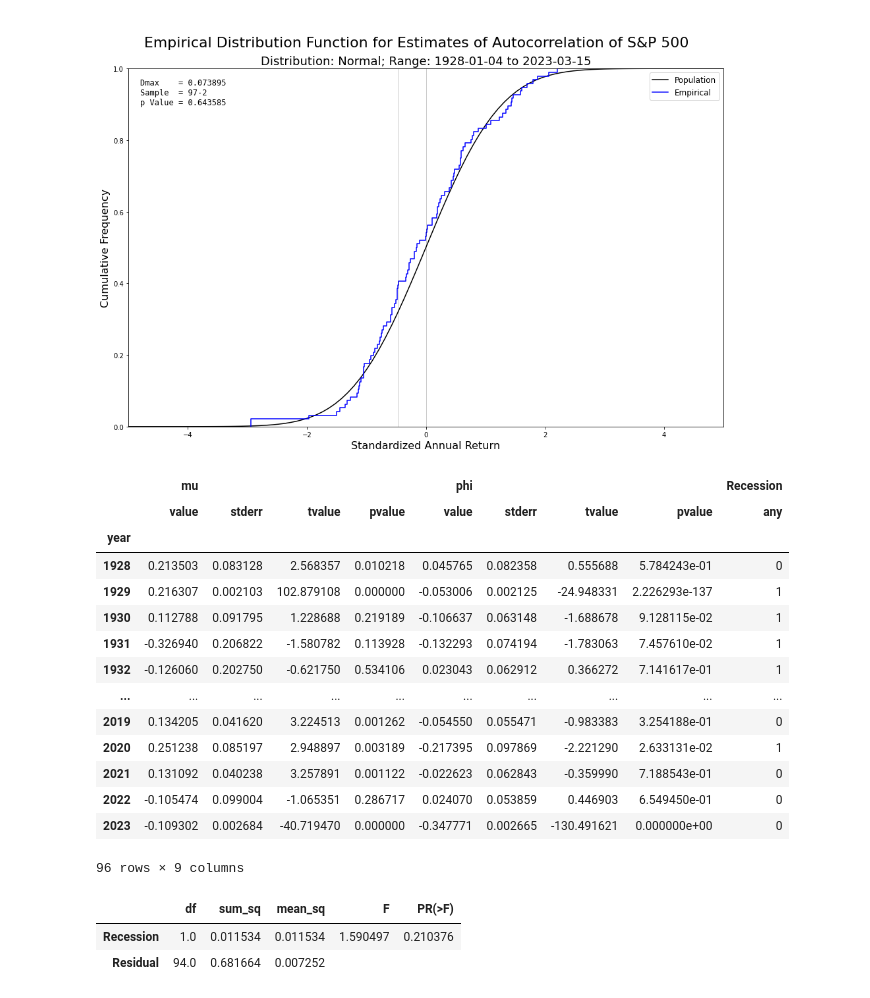
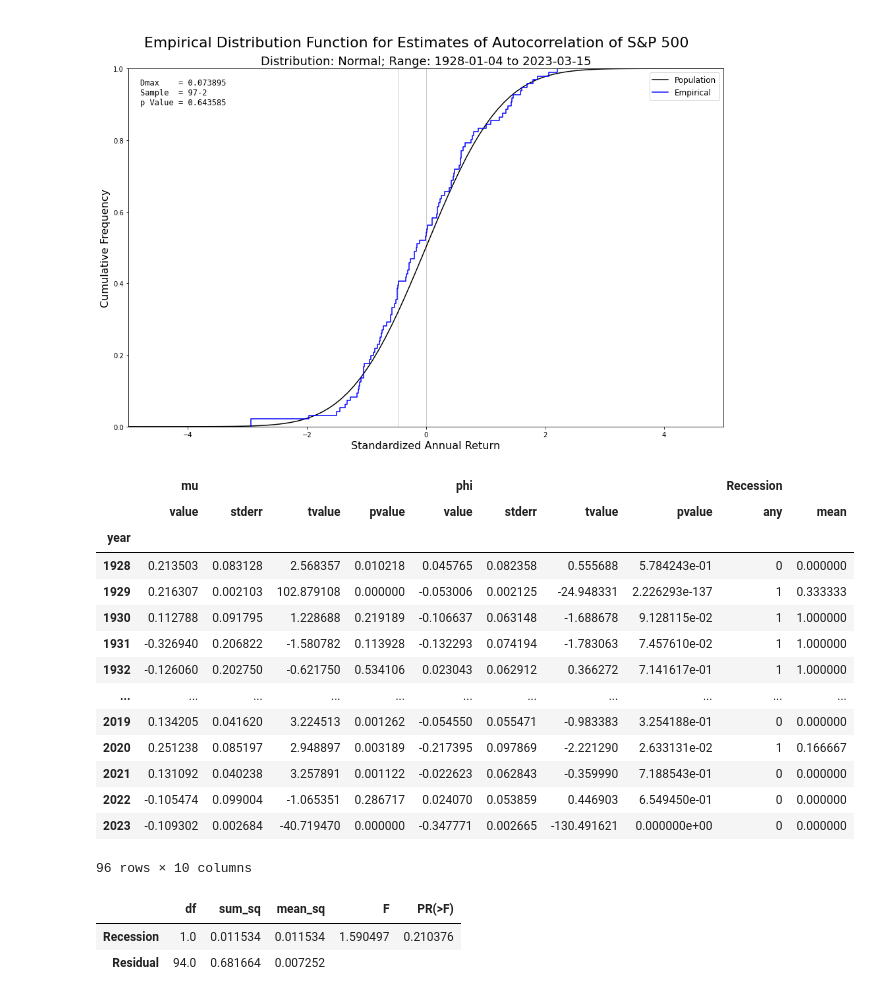
Before and after one commit to Farmhouse121/Adventures-in-Financial-Data-Science, a Jupyter notebook: Book/Section 2.3 The U.S. Stock Market Through Time/Section 2.3.3 Recessions.ipynb, the cells around one changed output. Cells and saved outputs as stored; diff of their text form; code cells hidden in the pictures.

```diff
--- a/Book/Section 2.3 The U.S. Stock Market Through Time/Section 2.3.3 Recessions.ipynb
+++ b/Book/Section 2.3 The U.S. Stock Market Through Time/Section 2.3.3 Recessions.ipynb
@@ -165,28 +165,31 @@ plot.legend(fontsize=12);
 # %%
 # get the recessions data (NBER data at Fred) and perform ANOVA test onto estimates of mu
 USREC=pd.read_table('https://fred.stlouisfed.org/data/USREC.txt',skiprows=65,sep=r'\s+',header=0).rename(columns={"VALUE":"USREC","DATE":"Date"}).set_index("Date")
 USREC.index=pd.DatetimeIndex(USREC.index).to_period('M')
 USREC['year']=USREC.index.year
 any=USREC.groupby('year').max().rename(columns={"USREC":("Recession","any")})
 any.columns=pd.MultiIndex.from_tuples(any.columns)
 results=results.merge(any,left_index=True,right_index=True)
+avg=USREC.groupby('year').mean().rename(columns={"USREC":("Recession","mean")})
+avg.columns=pd.MultiIndex.from_tuples(avg.columns)
+results=results.merge(avg,left_index=True,right_index=True)
 results[["mu","phi","Recession"]]
 # %% [output]
-|  | mu |  |  |  | phi |  |  |  | Recession |
-|  | value | stderr | tvalue | pvalue | value | stderr | tvalue | pvalue | any |
-| year |  |  |  |  |  |  |  |  |  |
-| 1928 | 0.213503 | 0.083128 | 2.568357 | 0.010218 | 0.045765 | 0.082358 | 0.555688 | 5.784243e-01 | 0 |
-| 1929 | 0.216307 | 0.002103 | 102.879108 | 0.000000 | -0.053006 | 0.002125 | -24.948331 | 2.226293e-137 | 1 |
-| 1930 | 0.112788 | 0.091795 | 1.228688 | 0.219189 | -0.106637 | 0.063148 | -1.688678 | 9.128115e-02 | 1 |
-| 1931 | -0.326940 | 0.206822 | -1.580782 | 0.113928 | -0.132293 | 0.074194 | -1.783063 | 7.457610e-02 | 1 |
-| 1932 | -0.126060 | 0.202750 | -0.621750 | 0.534106 | 0.023043 | 0.062912 | 0.366272 | 7.141617e-01 | 1 |
-| ... | ... | ... | ... | ... | ... | ... | ... | ... | ... |
-| 2019 | 0.134205 | 0.041620 | 3.224513 | 0.001262 | -0.054550 | 0.055471 | -0.983383 | 3.254188e-01 | 0 |
-| 2020 | 0.251238 | 0.085197 | 2.948897 | 0.003189 | -0.217395 | 0.097869 | -2.221290 | 2.633131e-02 | 1 |
-| 2021 | 0.131092 | 0.040238 | 3.257891 | 0.001122 | -0.022623 | 0.062843 | -0.359990 | 7.188543e-01 | 0 |
-| 2022 | -0.105474 | 0.099004 | -1.065351 | 0.286717 | 0.024070 | 0.053859 | 0.446903 | 6.549450e-01 | 0 |
-| 2023 | -0.109302 | 0.002684 | -40.719470 | 0.000000 | -0.347771 | 0.002665 | -130.491621 | 0.000000e+00 | 0 |
+|  | mu |  |  |  | phi |  |  |  | Recession |  |
+|  | value | stderr | tvalue | pvalue | value | stderr | tvalue | pvalue | any | mean |
+| year |  |  |  |  |  |  |  |  |  |  |
+| 1928 | 0.213503 | 0.083128 | 2.568357 | 0.010218 | 0.045765 | 0.082358 | 0.555688 | 5.784243e-01 | 0 | 0.000000 |
+| 1929 | 0.216307 | 0.002103 | 102.879108 | 0.000000 | -0.053006 | 0.002125 | -24.948331 | 2.226293e-137 | 1 | 0.333333 |
+| 1930 | 0.112788 | 0.091795 | 1.228688 | 0.219189 | -0.106637 | 0.063148 | -1.688678 | 9.128115e-02 | 1 | 1.000000 |
+| 1931 | -0.326940 | 0.206822 | -1.580782 | 0.113928 | -0.132293 | 0.074194 | -1.783063 | 7.457610e-02 | 1 | 1.000000 |
+| 1932 | -0.126060 | 0.202750 | -0.621750 | 0.534106 | 0.023043 | 0.062912 | 0.366272 | 7.141617e-01 | 1 | 1.000000 |
+| ... | ... | ... | ... | ... | ... | ... | ... | ... | ... | ... |
+| 2019 | 0.134205 | 0.041620 | 3.224513 | 0.001262 | -0.054550 | 0.055471 | -0.983383 | 3.254188e-01 | 0 | 0.000000 |
+| 2020 | 0.251238 | 0.085197 | 2.948897 | 0.003189 | -0.217395 | 0.097869 | -2.221290 | 2.633131e-02 | 1 | 0.166667 |
+| 2021 | 0.131092 | 0.040238 | 3.257891 | 0.001122 | -0.022623 | 0.062843 | -0.359990 | 7.188543e-01 | 0 | 0.000000 |
+| 2022 | -0.105474 | 0.099004 | -1.065351 | 0.286717 | 0.024070 | 0.053859 | 0.446903 | 6.549450e-01 | 0 | 0.000000 |
+| 2023 | -0.109302 | 0.002684 | -40.719470 | 0.000000 | -0.347771 | 0.002665 | -130.491621 | 0.000000e+00 | 0 | 0.000000 |
-96 rows × 9 columns
+96 rows × 10 columns
 # %%
 # perform ANOVA on annual average daily return
 from statsmodels.formula.api import ols
```
Also changed, not shown: parts of 2 cells of this notebook.
